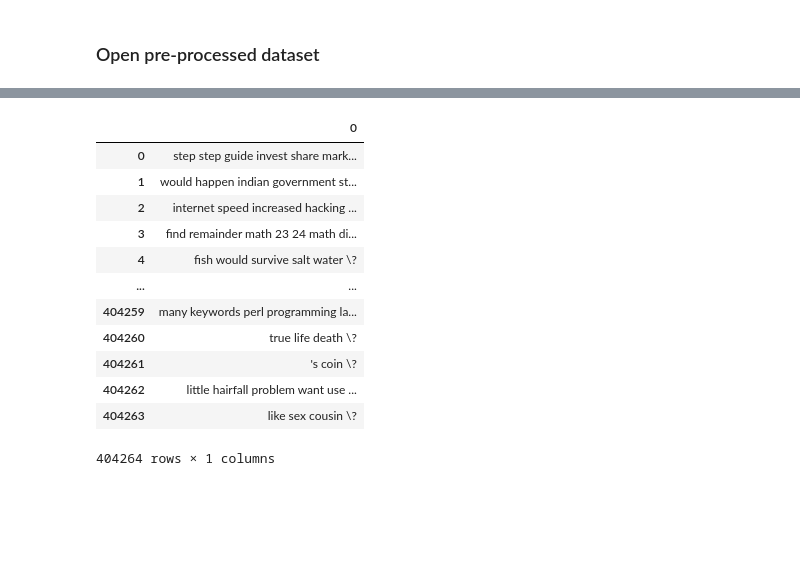
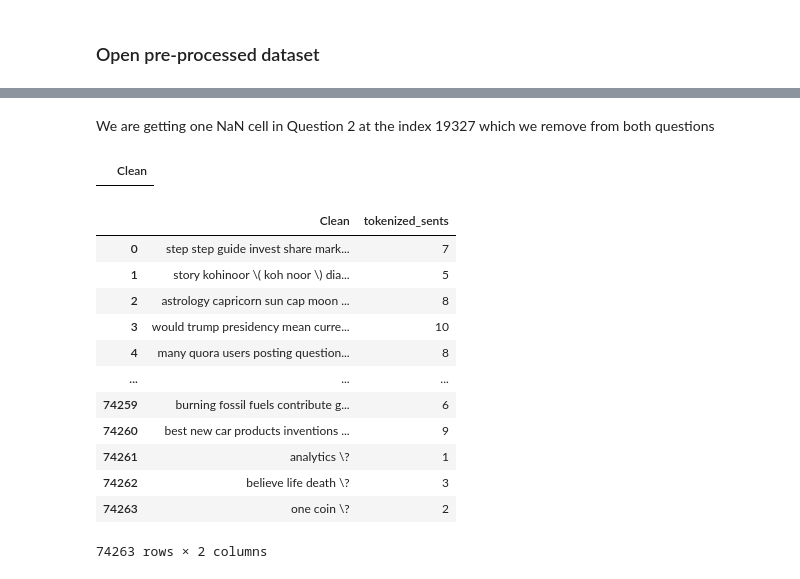
Before and after one commit to danielgarel/NLP_project, a Jupyter notebook: Data_import.ipynb, the cells around one changed output, grey strips where cells are left out. Cells and saved outputs as stored; diff of their text form; code cells hidden in the pictures; blank space fills up the shorter version.

```diff
--- a/Data_import.ipynb
+++ b/Data_import.ipynb
@@ -274,16 +313,2 @@ question1_clean
-# %%
-question2_clean
-# %% [output]
-|  | 0 |
-| 0 | step step guide invest share mark... |
-| 1 | would happen indian government st... |
-| 2 | internet speed increased hacking ... |
-| 3 | find remainder math 23 24 math di... |
-| 4 | fish would survive salt water \? |
-| ... | ... |
-| 404259 | many keywords perl programming la... |
-| 404260 | true life death \? |
-| 404261 | 's coin \? |
-| 404262 | little hairfall problem want use ... |
-| 404263 | like sex cousin \? |
-404264 rows × 1 columns
+# %% [markdown]
+We are getting one NaN cell in Question 2 at the index 19327 which we remove from both questions
@@ -289,0 +317,10 @@ question2_clean
+# %%
+null_ind1[null_ind1['Clean']==True]
+# %% [output]
+|  | Clean |
+# %%
+null_ind2 = question2_clean.isnull()
+# %%
+null_val = null_ind[null_ind2['Clean']==True]
+# %%
+question1_clean_subset = question1_clean.drop(null_val.index)
@@ -289,0 +329,19 @@ question2_clean
+# %%
+question1_clean_subset['tokenized_sents'] = question1_clean_subset.apply(lambda row: len(re.findall(r'\w+', row['Clean'])), axis=1)
+question2_clean_subset['tokenized_sents'] = question2_clean_subset.apply(lambda row: len(re.findall(r'\w+', row['Clean'])), axis=1)
+# %%
+question1_clean_subset
+# %% [output]
+|  | Clean | tokenized_sents |
+| 0 | step step guide invest share mark... | 7 |
+| 1 | story kohinoor \( koh noor \) dia... | 5 |
+| 2 | astrology capricorn sun cap moon ... | 8 |
+| 3 | would trump presidency mean curre... | 10 |
+| 4 | many quora users posting question... | 8 |
+| ... | ... | ... |
+| 74259 | burning fossil fuels contribute g... | 6 |
+| 74260 | best new car products inventions ... | 9 |
+| 74261 | analytics \? | 1 |
+| 74262 | believe life death \? | 3 |
+| 74263 | one coin \? | 2 |
+74263 rows × 2 columns
```
Also changed, not shown: parts of 23 cells of this notebook.
